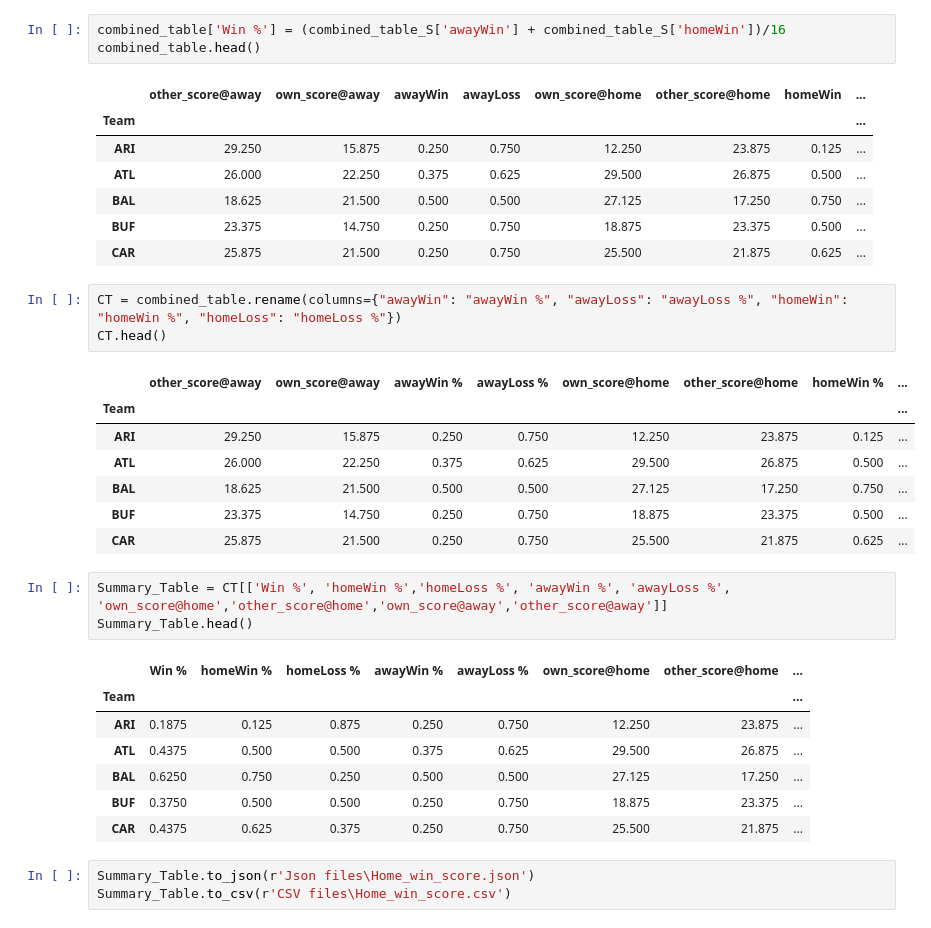
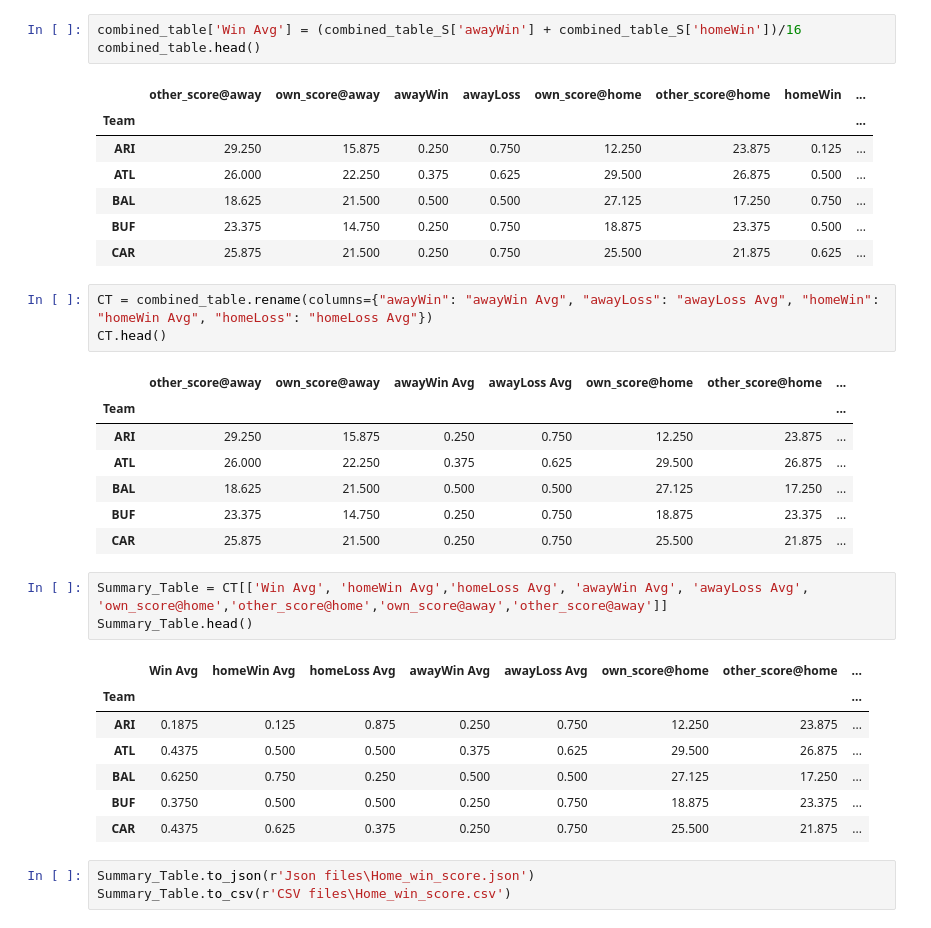
Before and after one commit to Mattyapolis/NFL-Home-Away-Analysis-, a Jupyter notebook: Home Score.ipynb, the cells around one changed output. Cells and saved outputs as stored; diff of their text form.

```diff
--- a/Home Score.ipynb
+++ b/Home Score.ipynb
@@ -203,7 +203,7 @@ combined_table.head()
 | BUF | 23.375 | 14.750 | 0.250 | 0.750 | 18.875 | 23.375 | 0.500 | ... |
 | CAR | 25.875 | 21.500 | 0.250 | 0.750 | 25.500 | 21.875 | 0.625 | ... |
 # %%
-combined_table['Win %'] = (combined_table_S['awayWin'] + combined_table_S['homeWin'])/16
+combined_table['Win Avg'] = (combined_table_S['awayWin'] + combined_table_S['homeWin'])/16
 combined_table.head()
 # %% [output]
 |  | other_score@away | own_score@away | awayWin | awayLoss | own_score@home | other_score@home | homeWin | ... |
@@ -214,21 +214,21 @@ combined_table.head()
 | BUF | 23.375 | 14.750 | 0.250 | 0.750 | 18.875 | 23.375 | 0.500 | ... |
 | CAR | 25.875 | 21.500 | 0.250 | 0.750 | 25.500 | 21.875 | 0.625 | ... |
 # %%
-CT = combined_table.rename(columns={"awayWin": "awayWin %", "awayLoss": "awayLoss %", "homeWin": "homeWin %", "homeLoss": "homeLoss %"})
+CT = combined_table.rename(columns={"awayWin": "awayWin Avg", "awayLoss": "awayLoss Avg", "homeWin": "homeWin Avg", "homeLoss": "homeLoss Avg"})
 CT.head()
 # %% [output]
-|  | other_score@away | own_score@away | awayWin % | awayLoss % | own_score@home | other_score@home | homeWin % | ... |
-| Team |  |  |  |  |  |  |  | ... |
-| ARI | 29.250 | 15.875 | 0.250 | 0.750 | 12.250 | 23.875 | 0.125 | ... |
-| ATL | 26.000 | 22.250 | 0.375 | 0.625 | 29.500 | 26.875 | 0.500 | ... |
-| BAL | 18.625 | 21.500 | 0.500 | 0.500 | 27.125 | 17.250 | 0.750 | ... |
-| BUF | 23.375 | 14.750 | 0.250 | 0.750 | 18.875 | 23.375 | 0.500 | ... |
-| CAR | 25.875 | 21.500 | 0.250 | 0.750 | 25.500 | 21.875 | 0.625 | ... |
+|  | other_score@away | own_score@away | awayWin Avg | awayLoss Avg | own_score@home | other_score@home | ... |
+| Team |  |  |  |  |  |  | ... |
+| ARI | 29.250 | 15.875 | 0.250 | 0.750 | 12.250 | 23.875 | ... |
+| ATL | 26.000 | 22.250 | 0.375 | 0.625 | 29.500 | 26.875 | ... |
+| BAL | 18.625 | 21.500 | 0.500 | 0.500 | 27.125 | 17.250 | ... |
+| BUF | 23.375 | 14.750 | 0.250 | 0.750 | 18.875 | 23.375 | ... |
+| CAR | 25.875 | 21.500 | 0.250 | 0.750 | 25.500 | 21.875 | ... |
 # %%
-Summary_Table = CT[['Win %', 'homeWin %','homeLoss %', 'awayWin %', 'awayLoss %', 'own_score@home','other_score@home','own_score@away','other_score@away']]
+Summary_Table = CT[['Win Avg', 'homeWin Avg','homeLoss Avg', 'awayWin Avg', 'awayLoss Avg', 'own_score@home','other_score@home','own_score@away','other_score@away']]
 Summary_Table.head()
 # %% [output]
-|  | Win % | homeWin % | homeLoss % | awayWin % | awayLoss % | own_score@home | other_score@home | ... |
+|  | Win Avg | homeWin Avg | homeLoss Avg | awayWin Avg | awayLoss Avg | own_score@home | other_score@home | ... |
 | Team |  |  |  |  |  |  |  | ... |
 | ARI | 0.1875 | 0.125 | 0.875 | 0.250 | 0.750 | 12.250 | 23.875 | ... |
 | ATL | 0.4375 | 0.500 | 0.500 | 0.375 | 0.625 | 29.500 | 26.875 | ... |
```
Also changed, not shown: 5 other files.
